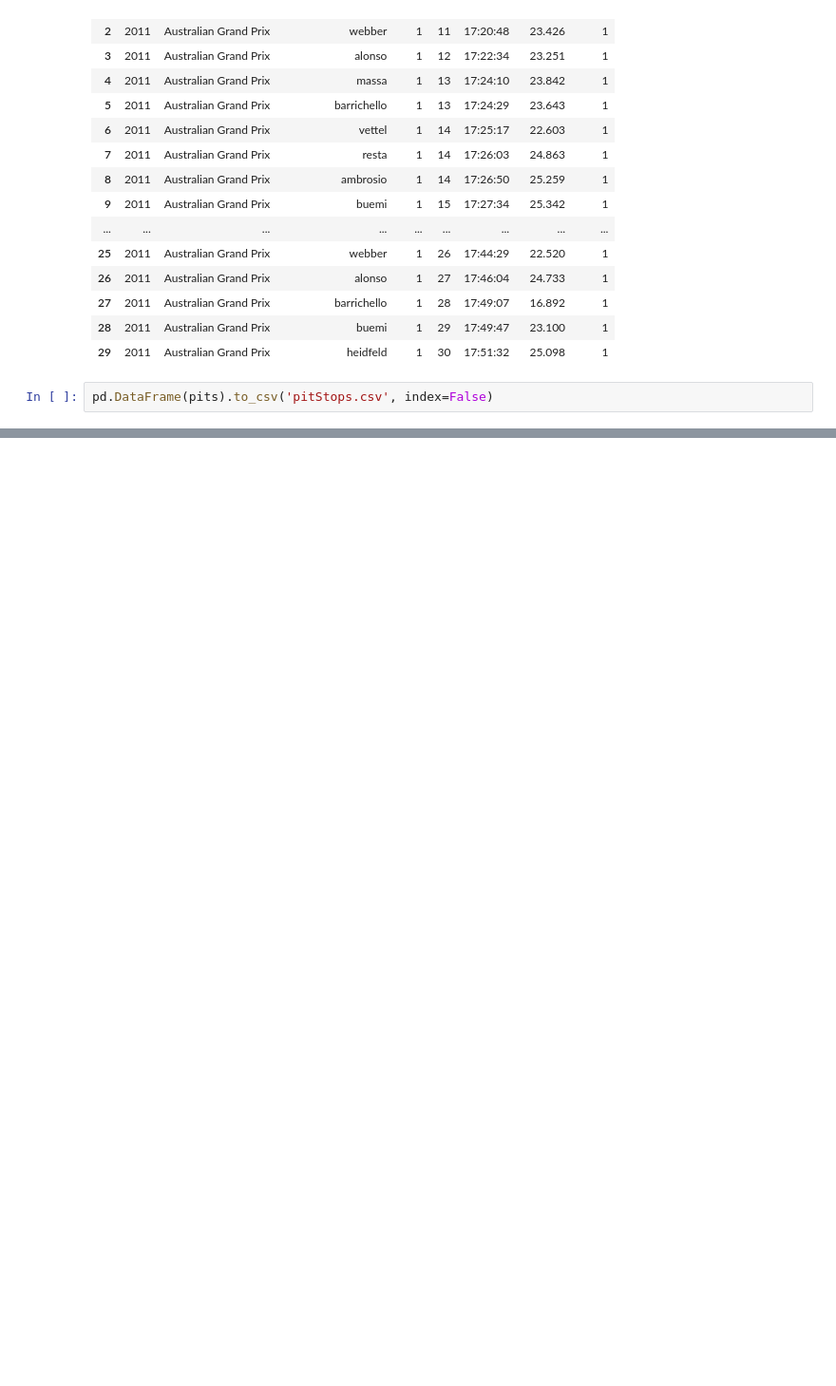
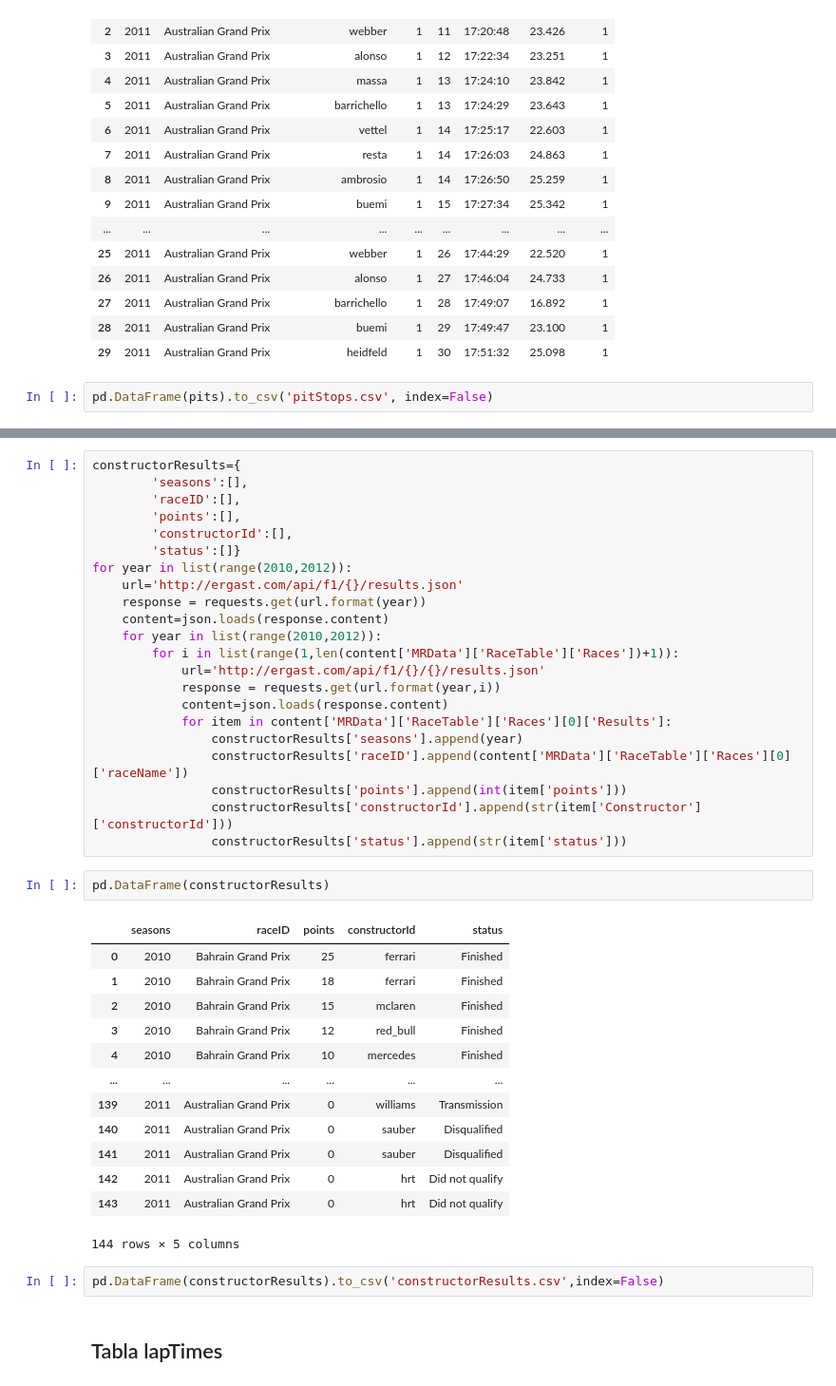
Before and after one commit to MrAldo007/formula-1-data, a Jupyter notebook: f1-análisis.ipynb, the cells around one changed output, grey strips where cells are left out. Shown at 95% size. Saved outputs shown, nothing was run; the diff lists cells and outputs as text; blank space fills up the shorter version.

```diff
--- a/f1-análisis.ipynb
+++ b/f1-análisis.ipynb
@@ -765,0 +904,42 @@ pd.DataFrame(pits).to_csv('pitStops.csv', index=False)
+# %%
+constructorResults={
+        'seasons':[],
+        'raceID':[],
+        'points':[],
+        'constructorId':[],
+        'status':[]}
+for year in list(range(2010,2012)):
+    url='http://ergast.com/api/f1/{}/results.json'
+    response = requests.get(url.format(year))
+    content=json.loads(response.content)
+    for year in list(range(2010,2012)):
+        for i in list(range(1,len(content['MRData']['RaceTable']['Races'])+1)):
+            url='http://ergast.com/api/f1/{}/{}/results.json'
+            response = requests.get(url.format(year,i))
+            content=json.loads(response.content)
+            for item in content['MRData']['RaceTable']['Races'][0]['Results']:
+                constructorResults['seasons'].append(year)
+                constructorResults['raceID'].append(content['MRData']['RaceTable']['Races'][0]['raceName'])
+                constructorResults['points'].append(int(item['points']))
+                constructorResults['constructorId'].append(str(item['Constructor']['constructorId']))
+                constructorResults['status'].append(str(item['status']))
+# %%
+pd.DataFrame(constructorResults)
+# %% [output]
+|  | seasons | raceID | points | constructorId | status |
+| 0 | 2010 | Bahrain Grand Prix | 25 | ferrari | Finished |
+| 1 | 2010 | Bahrain Grand Prix | 18 | ferrari | Finished |
+| 2 | 2010 | Bahrain Grand Prix | 15 | mclaren | Finished |
+| 3 | 2010 | Bahrain Grand Prix | 12 | red_bull | Finished |
+| 4 | 2010 | Bahrain Grand Prix | 10 | mercedes | Finished |
+| ... | ... | ... | ... | ... | ... |
+| 139 | 2011 | Australian Grand Prix | 0 | williams | Transmission |
+| 140 | 2011 | Australian Grand Prix | 0 | sauber | Disqualified |
+| 141 | 2011 | Australian Grand Prix | 0 | sauber | Disqualified |
+| 142 | 2011 | Australian Grand Prix | 0 | hrt | Did not qualify |
+| 143 | 2011 | Australian Grand Prix | 0 | hrt | Did not qualify |
+144 rows × 5 columns
+# %%
+pd.DataFrame(constructorResults).to_csv('constructorResults.csv',index=False)
+# %% [markdown]
+## Tabla lapTimes
```
Also changed, not shown: parts of 16 cells of this notebook, 8 other files.
